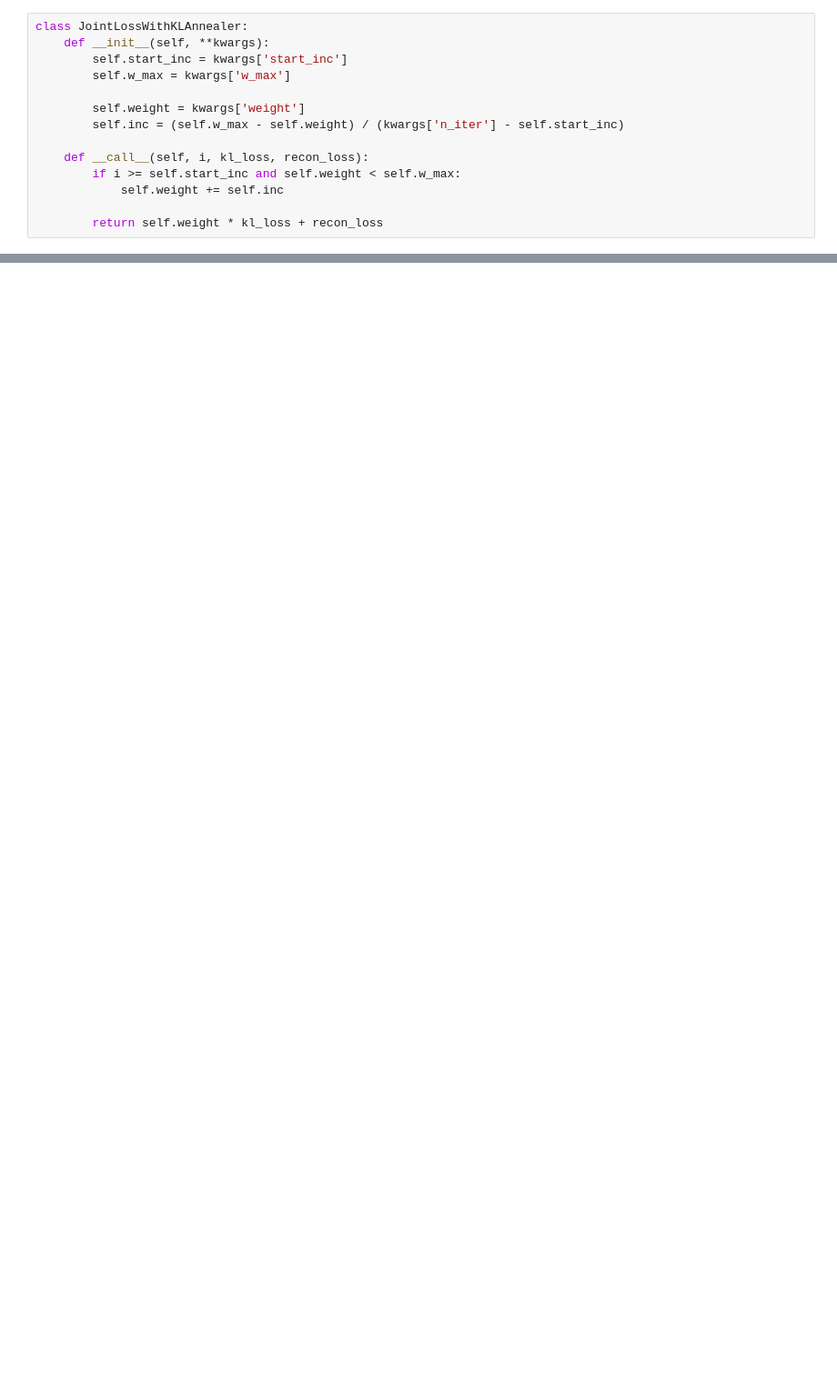
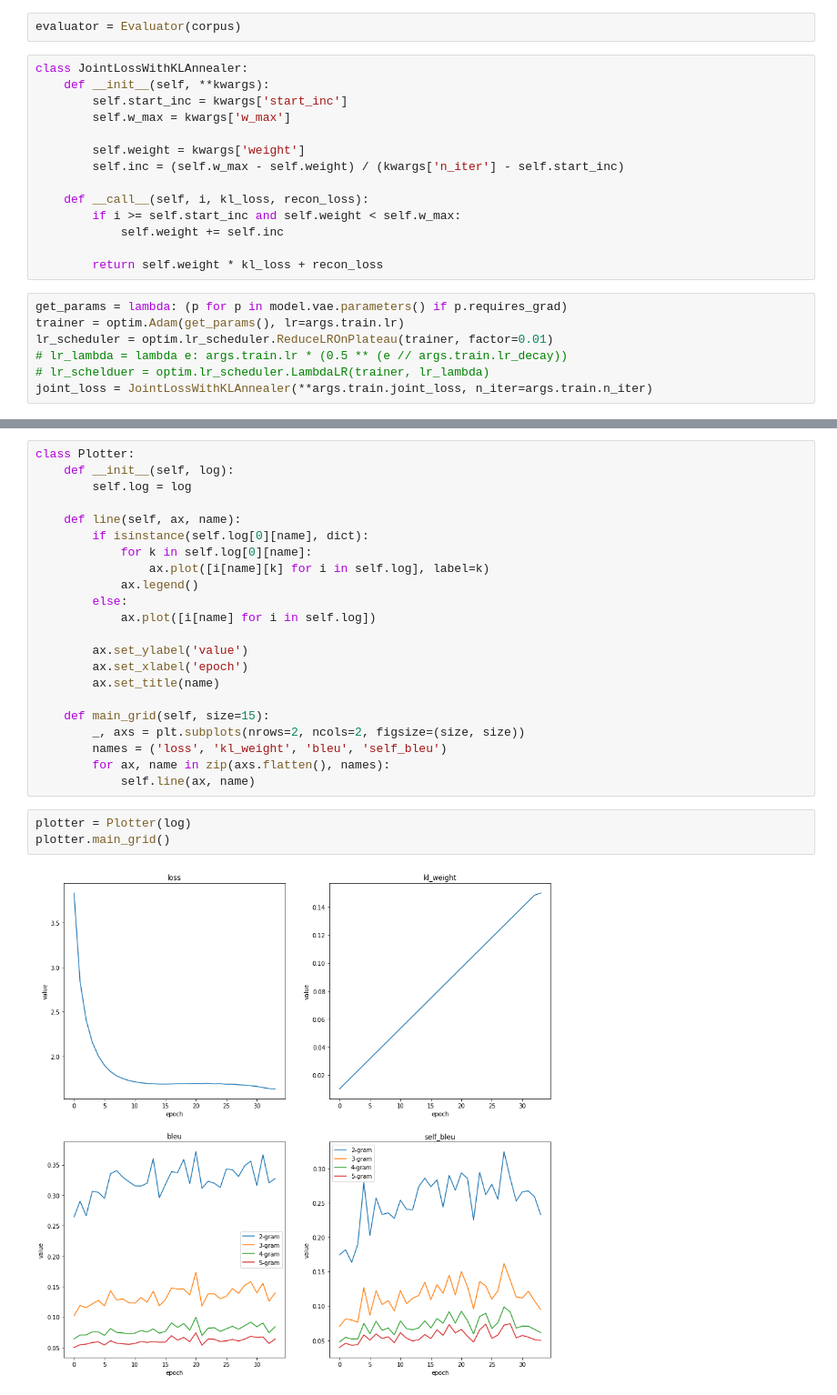
Before and after one commit to stasbel/task-gen, a Jupyter notebook: text-vae/train_vae.ipynb, the cells around one changed output, grey strips where cells are left out. Shown at 91% size. Saved outputs shown, nothing was run; the diff lists cells and outputs as text; blank space fills up the shorter version.

Commit message:
Add metrics and full vae model steps

```diff
--- a/text-vae/train_vae.ipynb
+++ b/text-vae/train_vae.ipynb
@@ -71,6 +109,8 @@ RnnVae(
     )
   )
 )
+# %%
+evaluator = Evaluator(corpus)
 # %%
 class JointLossWithKLAnnealer:
     def __init__(self, **kwargs):
@@ -85,4 +125,11 @@ class JointLossWithKLAnnealer:
             self.weight += self.inc
 
         return self.weight * kl_loss + recon_loss
+# %%
+get_params = lambda: (p for p in model.vae.parameters() if p.requires_grad)
+trainer = optim.Adam(get_params(), lr=args.train.lr)
+lr_scheduler = optim.lr_scheduler.ReduceLROnPlateau(trainer, factor=0.01)
+# lr_lambda = lambda e: args.train.lr * (0.5 ** (e // args.train.lr_decay))
+# lr_schelduer = optim.lr_scheduler.LambdaLR(trainer, lr_lambda)
+joint_loss = JointLossWithKLAnnealer(**args.train.joint_loss, n_iter=args.train.n_iter)
 # %%
@@ -153,0 +204,27 @@ they are even life on no level .
+# %%
+class Plotter:
+    def __init__(self, log):
+        self.log = log
+
+    def line(self, ax, name):
+        if isinstance(self.log[0][name], dict):
+            for k in self.log[0][name]:
+                ax.plot([i[name][k] for i in self.log], label=k)
+            ax.legend()
+        else:
+            ax.plot([i[name] for i in self.log])
+
+        ax.set_ylabel('value')
+        ax.set_xlabel('epoch')
+        ax.set_title(name)
+
+    def main_grid(self, size=15):
+        _, axs = plt.subplots(nrows=2, ncols=2, figsize=(size, size))
+        names = ('loss', 'kl_weight', 'bleu', 'self_bleu')
+        for ax, name in zip(axs.flatten(), names):
+            self.line(ax, name)
+# %%
+plotter = Plotter(log)
+plotter.main_grid()
+# %% [output]
+[figure, added]
```
Also changed, not shown: parts of 10 cells of this notebook, 4 other files.
